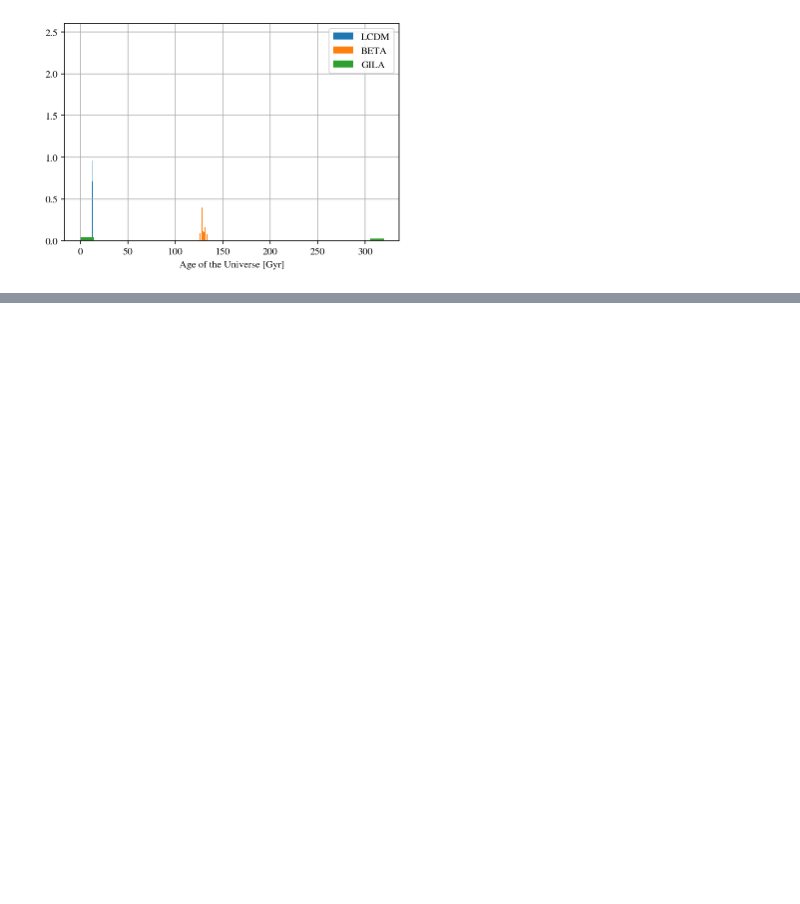
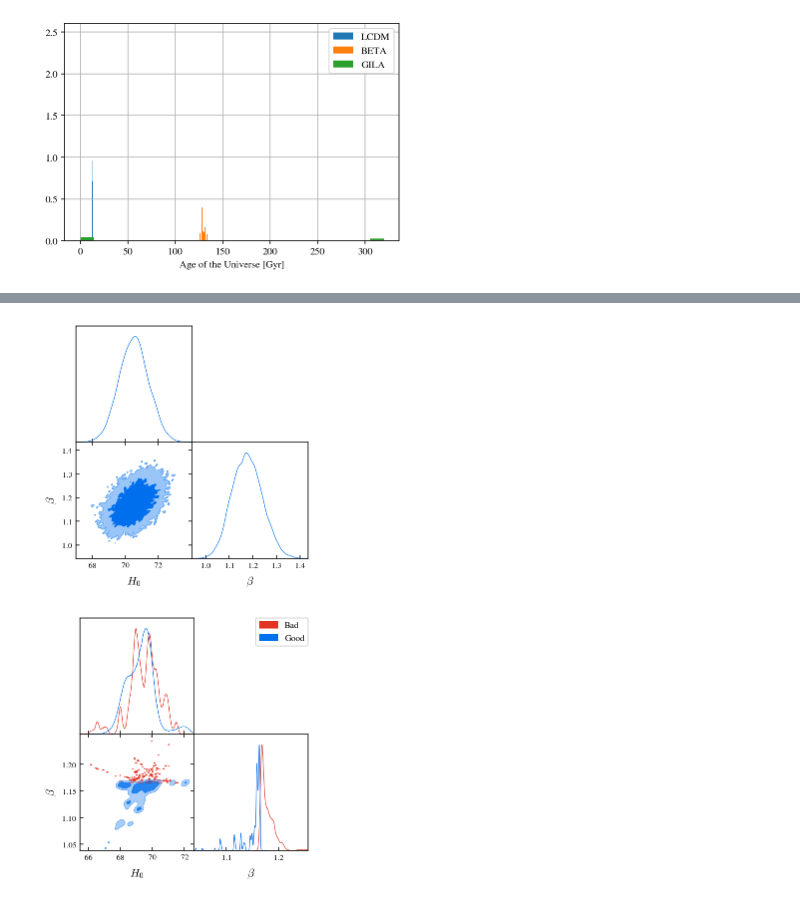
Before and after one commit to matiasleize/GC_MCMC, a Jupyter notebook: notebooks/age_of_the_universe/plot_age_of_universe_0.90.ipynb, the cells around one changed output, grey strips where cells are left out. Saved outputs shown, nothing was run; the diff lists cells and outputs as text; code cells hidden in the pictures; blank space fills up the shorter version.

```diff
--- a/notebooks/age_of_the_universe/plot_age_of_universe_0.90.ipynb
+++ b/notebooks/age_of_the_universe/plot_age_of_universe_0.90.ipynb
@@ -235,0 +279,20 @@ plt.savefig('AOU_{}.pdf'.format(L_bar))
+# %%
+beta = flat_samples_gila[:,1]
+H0 = flat_samples_gila[:,2]
+
+beta_down = flat_samples_gila[:,1][mask_down]
+H0_down = flat_samples_gila[:,2][mask_down]
+
+beta_up = flat_samples_gila[:,1][mask_up]
+H0_up = flat_samples_gila[:,2][mask_up]
+
+# Create MCSamples object
+samples = MCSamples(samples=np.c_[H0, beta], names=['H0', 'beta'], labels=['H_0', r'\beta'])
+samples_down = MCSamples(samples=np.c_[H0_down, beta_down], names=['H0', 'beta'], labels=['H_0', r'\beta'])
+samples_up = MCSamples(samples=np.c_[H0_up, beta_up], names=['H0', 'beta'], labels=['H_0', r'\beta'])
+
+# Generate the 2D plot
+g = plots.get_subplot_plotter()
+g.triangle_plot(samples, ['H0', 'beta'], filled=True)
+g.triangle_plot([samples_down, samples_up], ['H0', 'beta'], filled=True, legend_labels=['Bad', 'Good'])
+# %% [output]
@@ -235,0 +302,2 @@ plt.savefig('AOU_{}.pdf'.format(L_bar))
+[figure, added]
+[figure, added]
```
Also changed, not shown: parts of 10 cells of this notebook, 2 other files.
